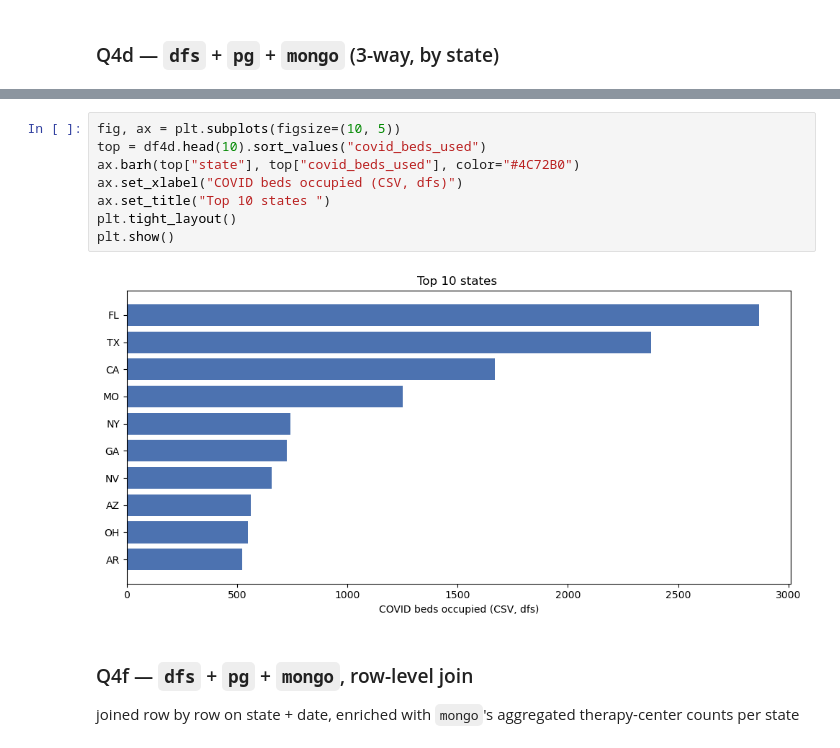
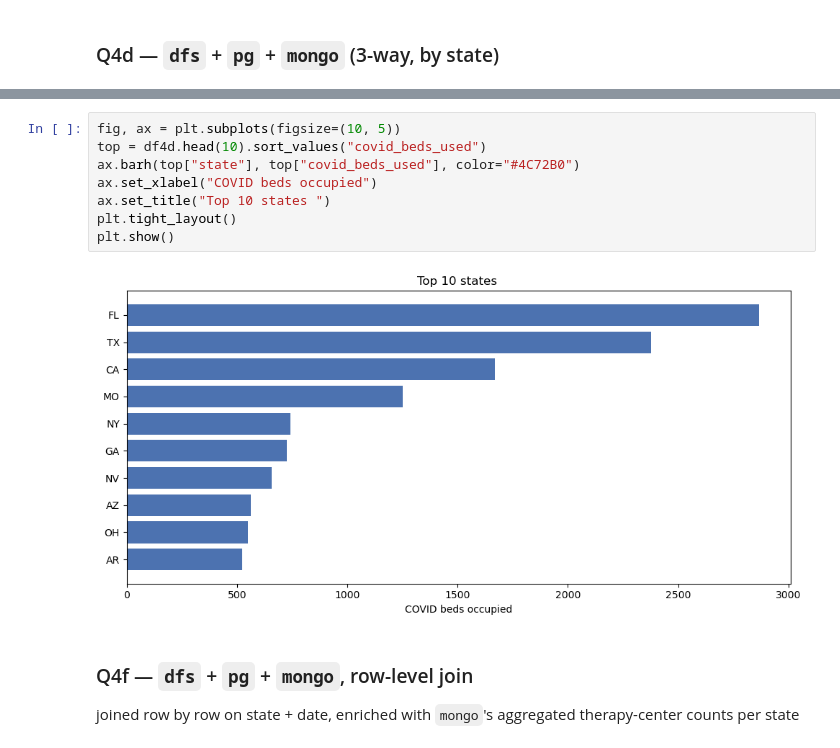
Before and after one commit to DomenicoVillari3/Apache-Drill-Tutorial, a Jupyter notebook: notebooks/analysis.ipynb, the cells around one changed output, grey strips where cells are left out. Drawn from its saved outputs; the diff is of its cells as text.

```diff
--- a/notebooks/analysis.ipynb
+++ b/notebooks/analysis.ipynb
@@ -367,13 +416,13 @@ Q4d: dfs+pg+mongo length = 51
 # %%
 fig, ax = plt.subplots(figsize=(10, 5))
 top = df4d.head(10).sort_values("covid_beds_used")
 ax.barh(top["state"], top["covid_beds_used"], color="#4C72B0")
-ax.set_xlabel("COVID beds occupied (CSV, dfs)")
+ax.set_xlabel("COVID beds occupied")
 ax.set_title("Top 10 states ")
 plt.tight_layout()
 plt.show()
 # %% [output]
-[figure, old version]
+[figure, new version]
 # %% [markdown]
 ### Q4f — `dfs` + `pg` + `mongo`, row-level join
 
```
Also changed, not shown: parts of 17 cells of this notebook, 1 other file.
